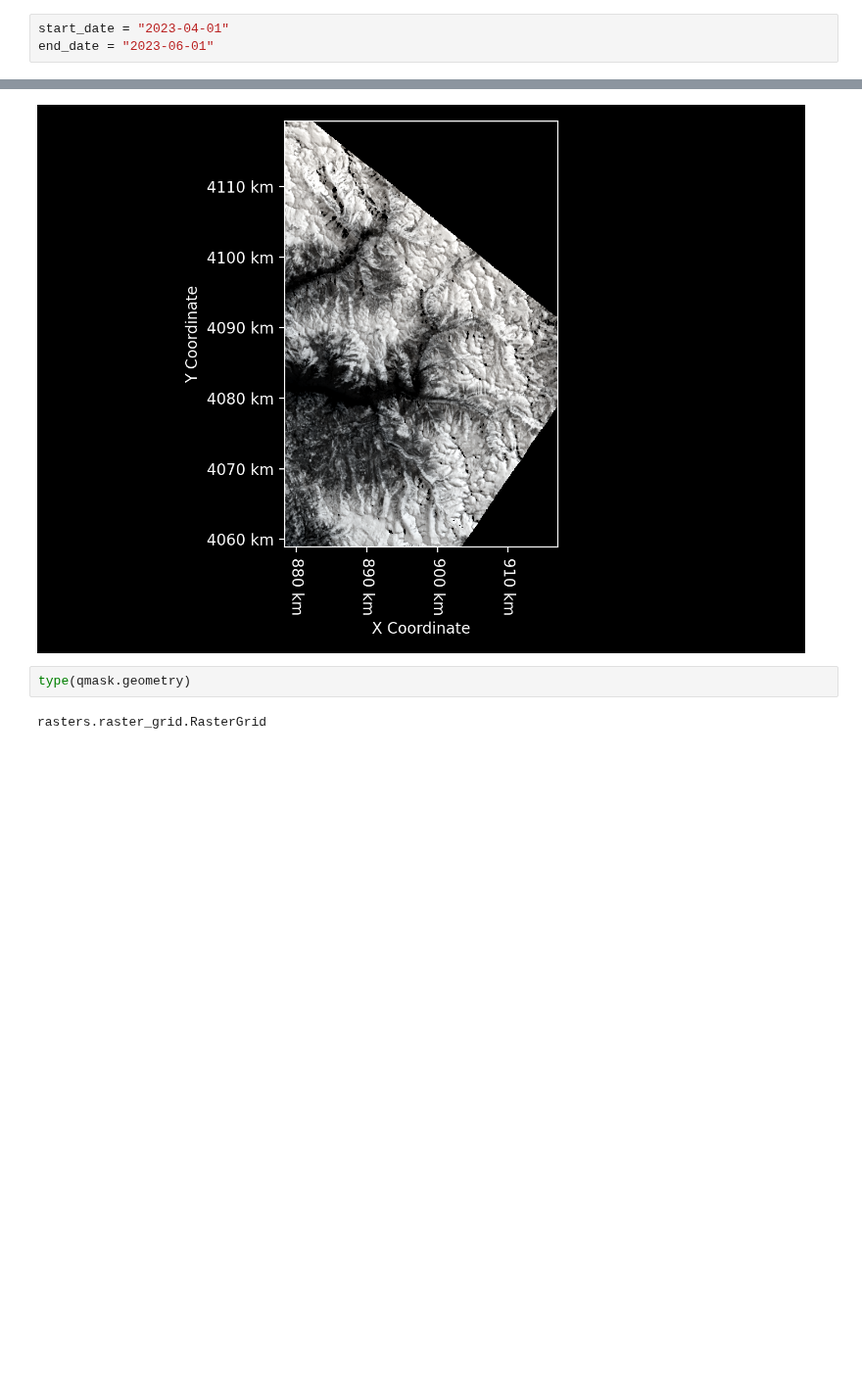
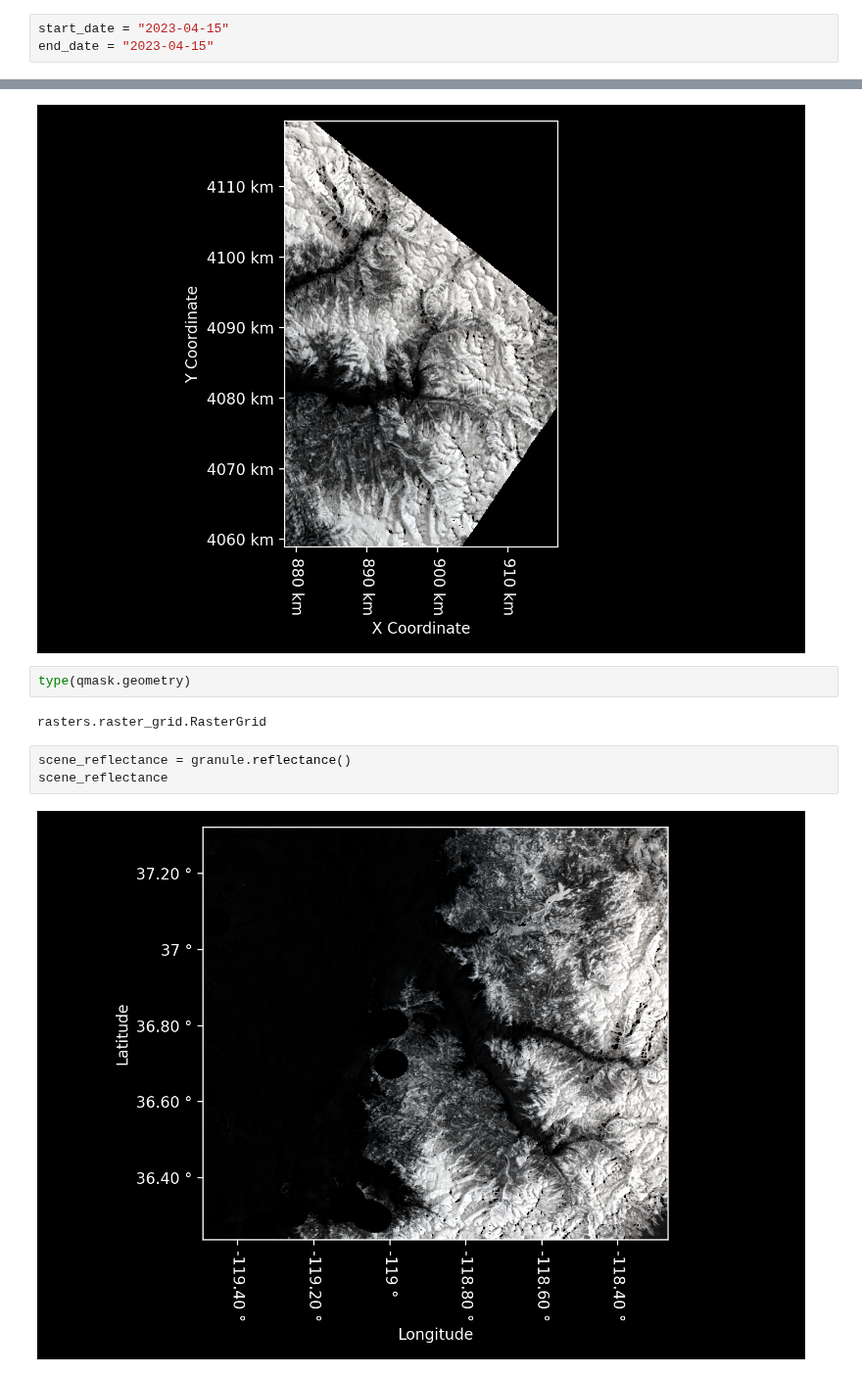
Before and after one commit to STARS-Data-Fusion/EMIT-L2A-RFL, a Jupyter notebook: notebooks/Upper Kings.ipynb, the cells around one changed output, grey strips where cells are left out. Shown at 98% size. Drawn from its saved outputs; the diff is of its cells as text; blank space fills up the shorter version.

```diff
--- a/notebooks/Upper Kings.ipynb
+++ b/notebooks/Upper Kings.ipynb
@@ -10,8 +10,8 @@ from EMITL2ARFL import *
 # %% [markdown]
 date range
 # %%
-start_date = "2023-04-01"
-end_date = "2023-06-01"
+start_date = "2023-04-15"
+end_date = "2023-04-15"
 # %% [markdown]
 download directory
 # %%
@@ -153,3 +138,8 @@ masked_reflectance
 type(qmask.geometry)
 # %% [output]
 rasters.raster_grid.RasterGrid
+# %%
+scene_reflectance = granule.reflectance()
+scene_reflectance
+# %% [output]
+[figure, added]
```
Also changed, not shown: parts of 4 cells of this notebook, 2 other files.
